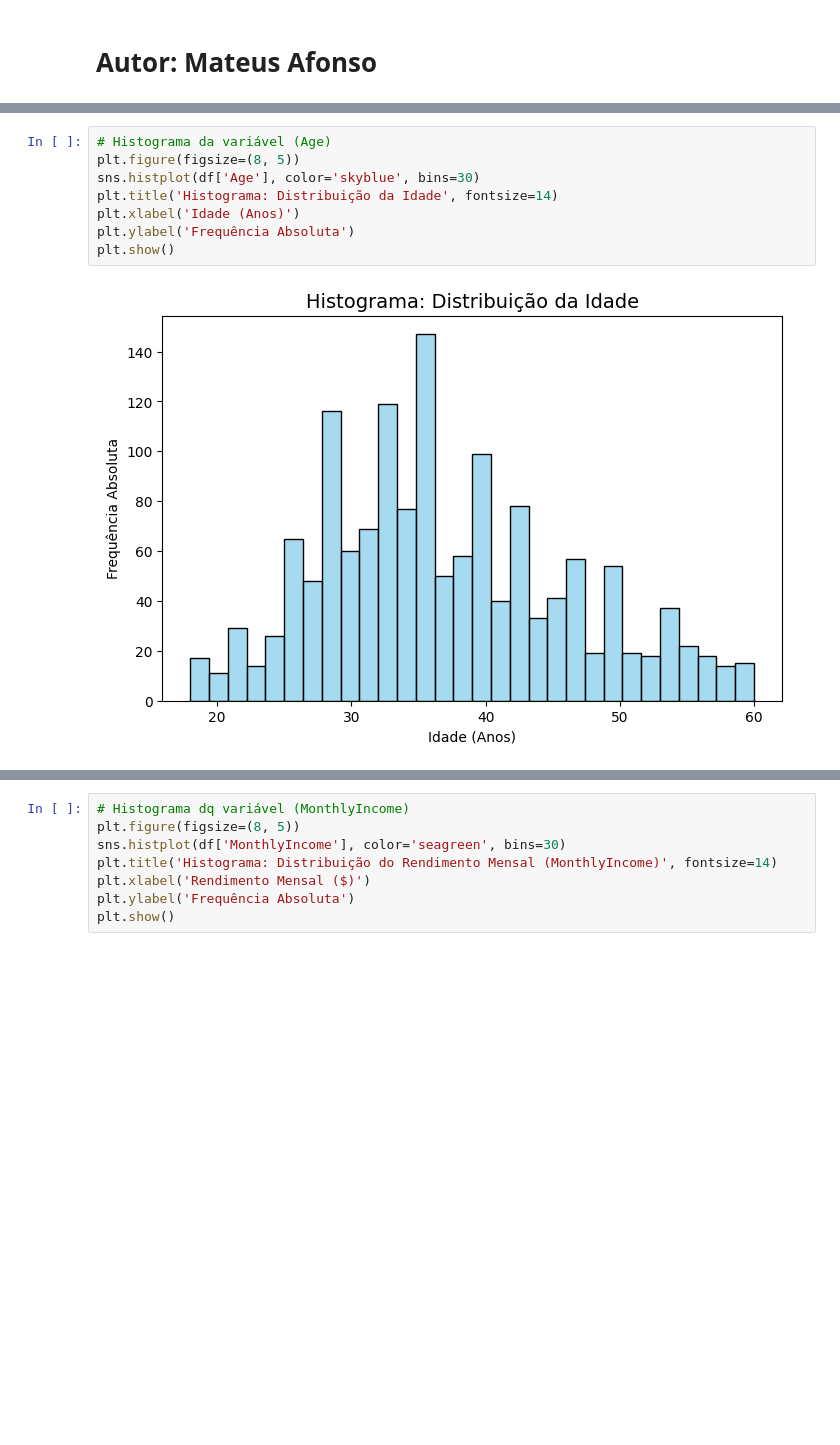
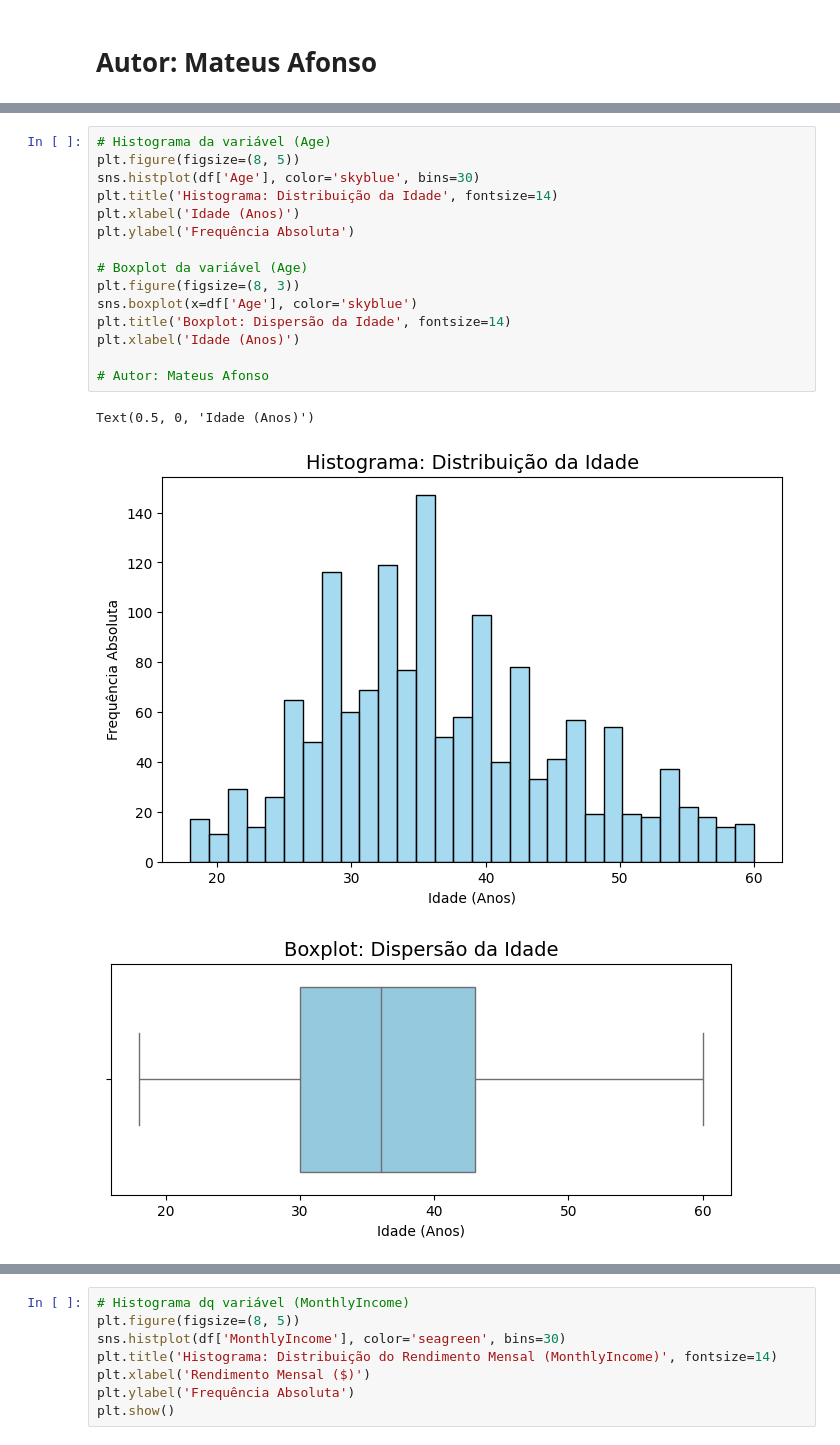
Before and after one commit to LuiscnFigueira/Projeto-cdg-grupo10, a Jupyter notebook: notebooks/M2_exploração.ipynb, the cells around one changed output, grey strips where cells are left out. Cells and saved outputs as stored; diff of their text form; blank space fills up the shorter version.

```diff
--- a/notebooks/M2_exploração.ipynb
+++ b/notebooks/M2_exploração.ipynb
@@ -69,10 +105,19 @@ Colunas removidas com sucesso. O dataset passou a ter 31 variáveis.
 # %%
 # Histograma da variável (Age)
 plt.figure(figsize=(8, 5))
 sns.histplot(df['Age'], color='skyblue', bins=30)
 plt.title('Histograma: Distribuição da Idade', fontsize=14)
 plt.xlabel('Idade (Anos)')
 plt.ylabel('Frequência Absoluta')
-plt.show()
+
+# Boxplot da variável (Age)
+plt.figure(figsize=(8, 3))
+sns.boxplot(x=df['Age'], color='skyblue')
+plt.title('Boxplot: Dispersão da Idade', fontsize=14)
+plt.xlabel('Idade (Anos)')
+
+# Autor: Mateus Afonso
 # %% [output]
+Text(0.5, 0, 'Idade (Anos)')
 [figure]
+[figure, added]
```
Also changed, not shown: parts of 9 cells of this notebook.
